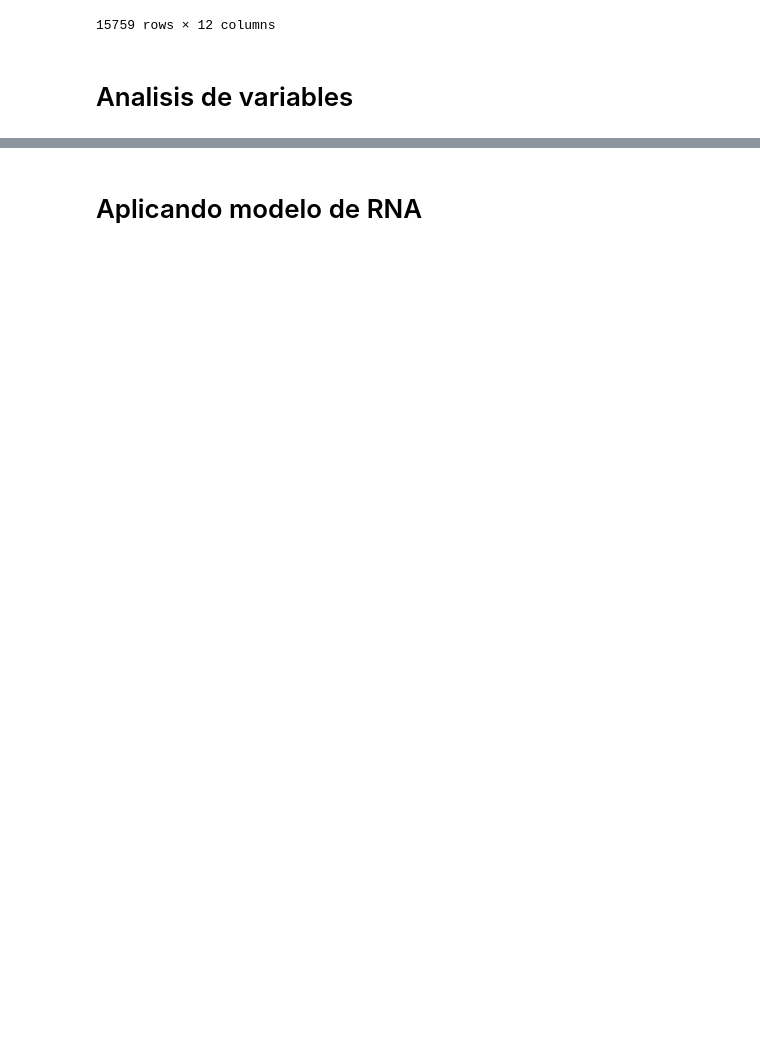
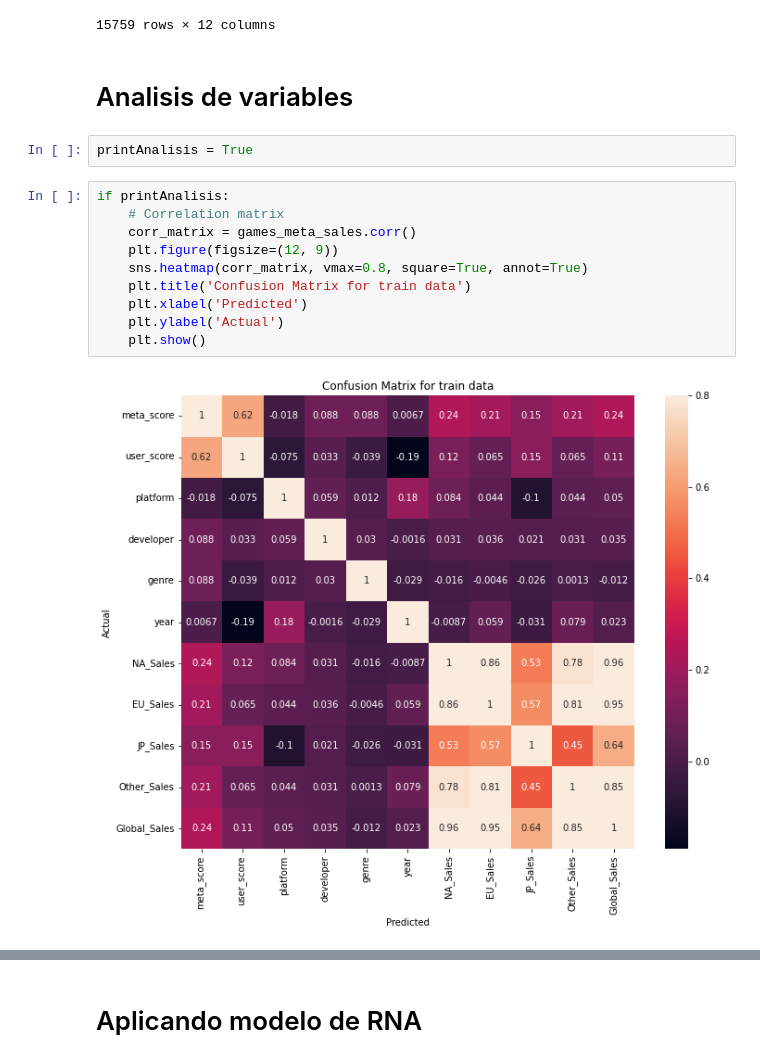
Before and after one commit to jurhs2000/ai-proyecto, a Jupyter notebook: proyecto.ipynb, the cells around one changed output, grey strips where cells are left out. Drawn from its saved outputs; the diff is of its cells as text; blank space fills up the shorter version.

```diff
--- a/proyecto.ipynb
+++ b/proyecto.ipynb
@@ -135,3 +137,17 @@ games_meta_sales
 15759 rows × 12 columns
 # %% [markdown]
 # Analisis de variables
+# %%
+printAnalisis = True
+# %%
+if printAnalisis:
+    # Correlation matrix
+    corr_matrix = games_meta_sales.corr()
+    plt.figure(figsize=(12, 9))
+    sns.heatmap(corr_matrix, vmax=0.8, square=True, annot=True)
+    plt.title('Confusion Matrix for train data')
+    plt.xlabel('Predicted')
+    plt.ylabel('Actual')
+    plt.show()
+# %% [output]
+[figure, added]
```
Also changed, not shown: parts of 26 cells of this notebook, 1 other file.
